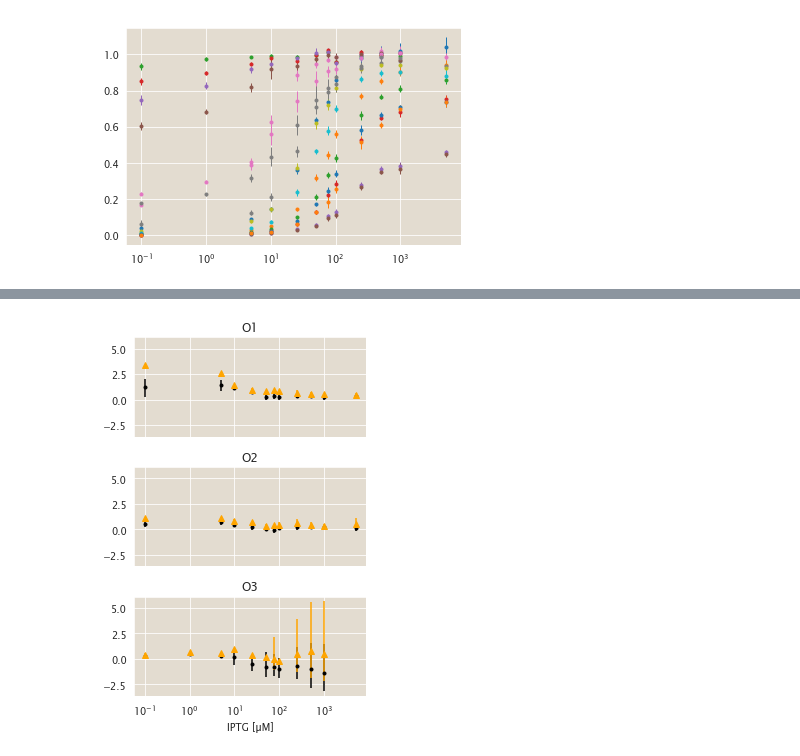
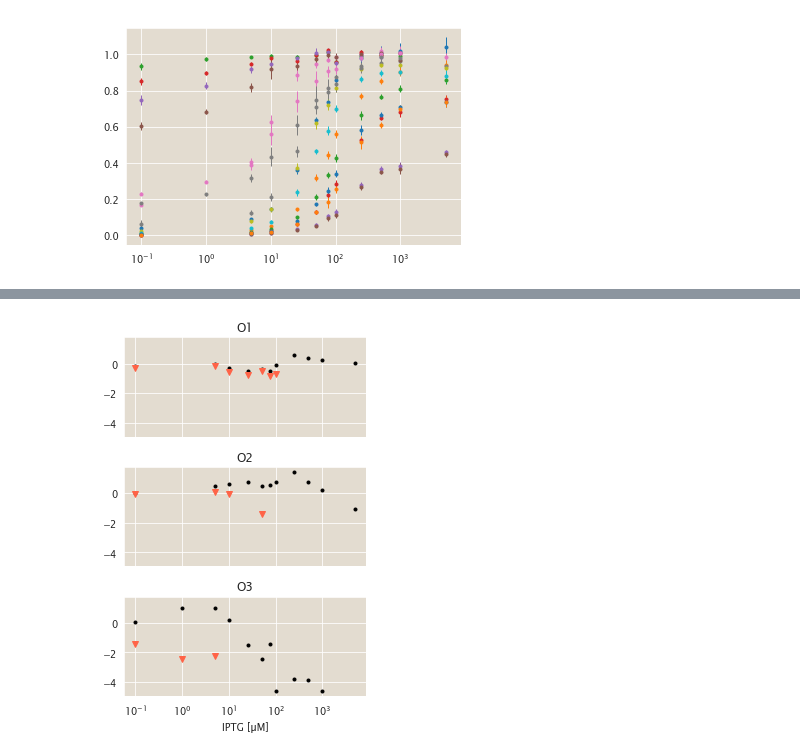
Before and after one commit to RPGroup-PBoC/mwc_mutants, a Jupyter notebook: code/analysis/systematic_correction_wt.ipynb, the cells around one changed output, grey strips where cells are left out. Cells and saved outputs as stored; diff of their text form; code cells hidden in the pictures.

Commit message:
Still working on correcing systematic errors

```diff
--- a/code/analysis/systematic_correction_wt.ipynb
+++ b/code/analysis/systematic_correction_wt.ipynb
@@ -55,20 +55,14 @@ dbohr_stats = []
 for g, d in tqdm.tqdm(data.groupby(['repressors', 'operator', 'IPTGuM'])):
     data_dict = {'N':len(d), 'ref_bohr':d['ref_bohr'].values[0],
                 'foldchange':d['fold_change']}
-    fit, samples = model.sample(data_dict, iter=5000)
+    fit, samples = model.sample(data_dict, iter=5000, control=dict(adapt_delta=0.9))
 
     # Compute the stats.
-    stats = mut.stats.compute_statistics(samples, varnames=['delta_bohr'],
+    stats = mut.stats.compute_statistics(samples, varnames=['fc_mu', 'empirical_bohr'],
                                         logprob_name='lp__')
-    _corrstats = mut.stats.compute_statistics(samples, varnames=['delta_bohr_corr'],
-                                             logprob_name='lp__')
+    stats['ref_bohr'] = d['ref_bohr'].values[0]
     stats['repressors'] = g[0]
     stats['operator'] = g[1]
     stats['IPTGuM'] = g[2]
-    stats['mean_corr'] = _corrstats['mean']
-    stats['median_corr'] = _corrstats['median']
-    stats['min_corr'] = _corrstats['hpd_min']
-    stats['max_corr'] = _corrstats['hpd_max']
-
     dbohr_stats.append(stats)
 dbohr = pd.concat(dbohr_stats)
@@ -93,23 +69,31 @@ WARNING:pystan:Try running with adapt_delta larger than 0.8 to remove the diverg
 # %%
 fig, ax = plt.subplots(3, 1, figsize=(4, 6), sharex=True, sharey=True)
 axes = {'O1':ax[0], 'O2':ax[1], 'O3':ax[2]}
 for g, d in dbohr.groupby(['operator', 'repressors']):
     _ax = axes[g[0]]
-    if g[1] == 1220:
-        d = d.sort_values('IPTGuM')
-        _ax.plot(d['IPTGuM'], d['median'], '.', color='k')
-        _ax.plot(d['IPTGuM'], d['median_corr'], '^', color='orange')
-
-        _ax.vlines(d['IPTGuM'], d['hpd_min'], d['hpd_max'], color='k')
-        _ax.vlines(d['IPTGuM'], d['min_corr'], d['max_corr'], color='orange')
+    if g[1] == 22:
+        # Compute the error function.
+        fc = d[d['parameter']=='fc_mu']
+        bohr = d[d['parameter']=='empirical_bohr']
+        upper = np.abs(fc['hpd_max'] - fc['median'])
+        lower = np.abs(fc['hpd_min'] - fc['median'])
+        mu = fc['median']
+        df_max = np.log((1 - (1 / ((mu/upper) - 1)) * (1 / (1 - mu))))
+        df_min = np.log((1 + (1 / ((mu/upper) + 1)) * (1 / (1 - mu))))
+        delta_bohr = bohr['ref_bohr'] - bohr['median']
+        _ax.plot(bohr['IPTGuM'], delta_bohr, 'k.')
+        _ax.plot(bohr['IPTGuM'], delta_bohr.values + (df_max), 'v', color='tomato')
+#         _ax.vlines(d['IPTGuM'], d['hpd_min'], d['hpd_max'], color='k')
+#         _ax.vlines(d['IPTGuM'], d['min_corr'], d['max_corr'], color='orange')
 
 
 titles = ['O1', 'O2', 'O3']
 for i, a in enumerate(ax):
     a.set_xscale('log')
     a.set_title(titles[i])
+#     a.set_ylim([-10, 3])
 ax[-1].set_xlabel('IPTG [µM]')
 
 plt.tight_layout()
 # %% [output]
-[figure, old version]
+[figure, new version]
```
Also changed, not shown: parts of 4 cells of this notebook, 3 other files.
